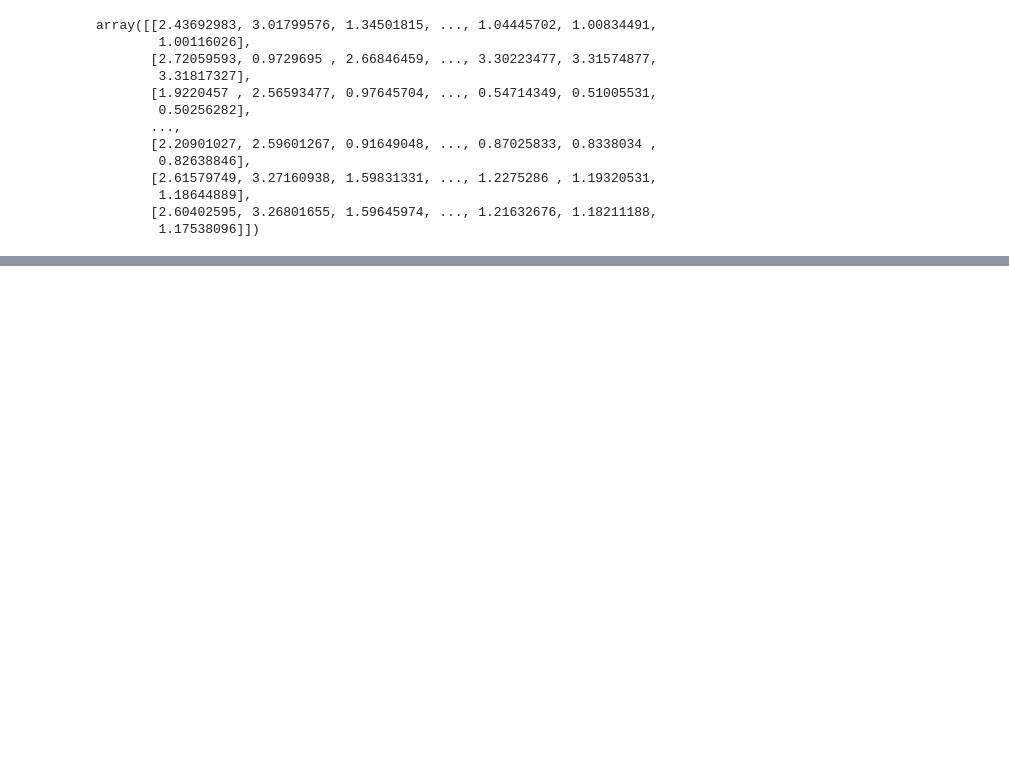
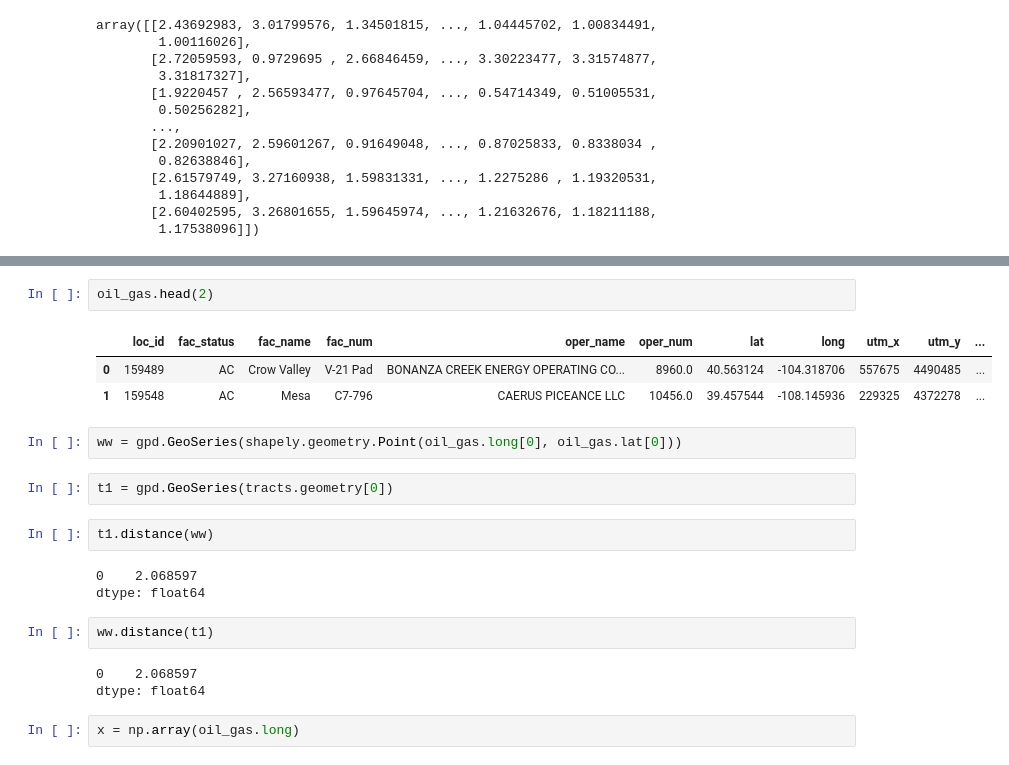
Before and after one commit to margaretmccall/mapping-for-environmental-justice, a Jupyter notebook: oil_gas_calculations.ipynb, the cells around one changed output, grey strips where cells are left out. Cells and saved outputs as stored; diff of their text form; blank space fills up the shorter version.

```diff
--- a/oil_gas_calculations.ipynb
+++ b/oil_gas_calculations.ipynb
@@ -298,0 +204,22 @@ array([[2.43692983, 3.01799576, 1.34501815, ..., 1.04445702, 1.00834491,
+# %%
+oil_gas.head(2)
+# %% [output]
+|  | loc_id | fac_status | fac_name | fac_num | oper_name | oper_num | lat | long | utm_x | utm_y | ... |
+| 0 | 159489 | AC | Crow Valley | V-21 Pad | BONANZA CREEK ENERGY OPERATING CO... | 8960.0 | 40.563124 | -104.318706 | 557675 | 4490485 | ... |
+| 1 | 159548 | AC | Mesa | C7-796 | CAERUS PICEANCE LLC | 10456.0 | 39.457544 | -108.145936 | 229325 | 4372278 | ... |
+# %%
+ww = gpd.GeoSeries(shapely.geometry.Point(oil_gas.long[0], oil_gas.lat[0]))
+# %%
+t1 = gpd.GeoSeries(tracts.geometry[0])
+# %%
+t1.distance(ww)
+# %% [output]
+0    2.068597
+dtype: float64
+# %%
+ww.distance(t1)
+# %% [output]
+0    2.068597
+dtype: float64
+# %%
+x = np.array(oil_gas.long)
```
Also changed, not shown: parts of 30 cells of this notebook.
